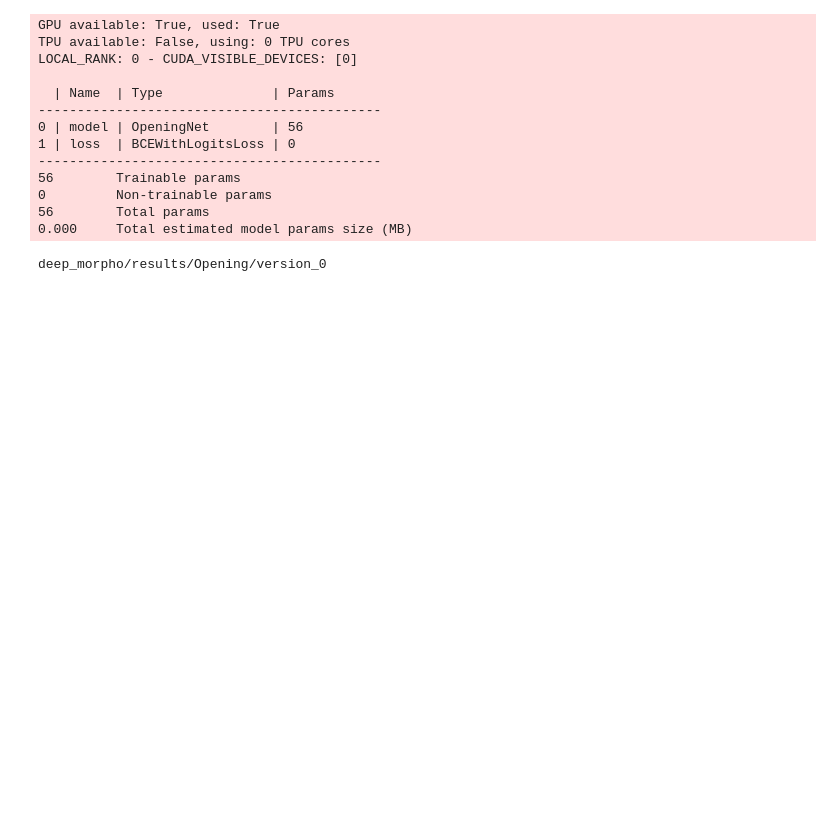
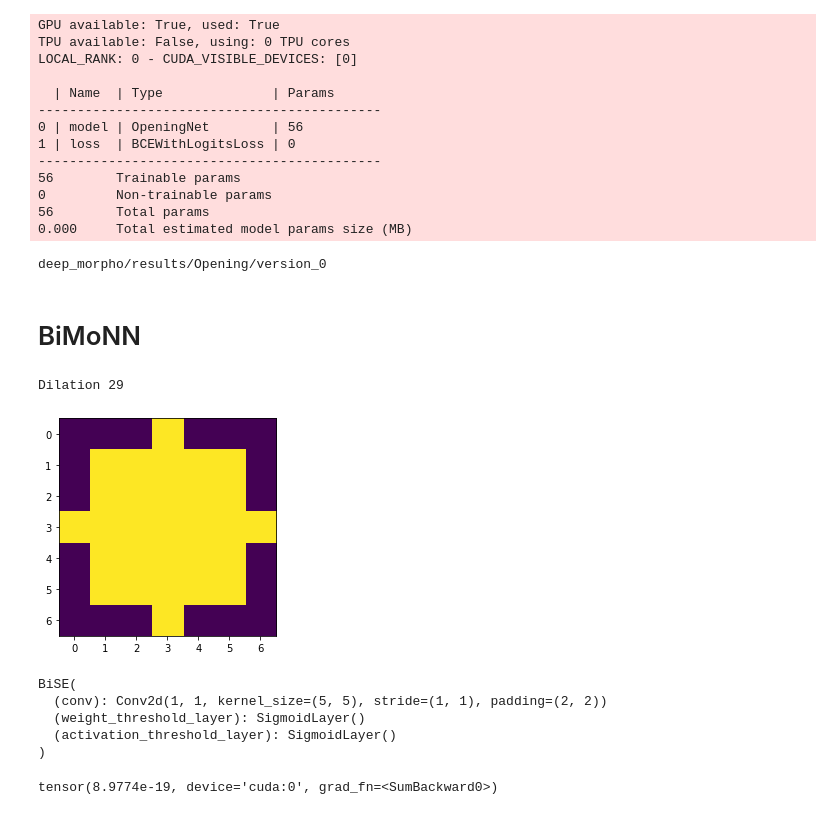
Before and after one commit to TheodoreAouad/3d_segm, a Jupyter notebook: Notebooks/DeepMorpho.ipynb, the cells around one changed output. Cells and saved outputs as stored; diff of their text form; code cells hidden in the pictures; blank space fills up the shorter version.

Commit message:
add any morp op for bimonn

```diff
--- a/Notebooks/DeepMorpho.ipynb
+++ b/Notebooks/DeepMorpho.ipynb
@@ -27,6 +27,8 @@ import deep_morpho.models.pconv as pconv
 import deep_morpho.models.lightning_pconv as lpconv
 import deep_morpho.models.bise as bise
 import deep_morpho.models.opening_net as onet
+import deep_morpho.models.bimonn as bimonn
+import deep_morpho.models as models
 import deep_morpho.models.lightning_bise as lbise
 import deep_morpho.models.lightning_opening_net as lon
 import deep_morpho.datasets.generate_forms1 as gfo
@@ -39,7 +41,7 @@ import deep_morpho.observables.weight_histogram as weight_histogram
 import deep_morpho.observables as obs
 
 def reload_modules():
-    for modl in [arm, pconv, lpconv, bise, lbise, onet, lon, gfo, gfo2, gfo3,
+    for modl in [arm, pconv, lpconv, bise, lbise, onet, bimonn, models, lon, gfo, gfo2, gfo3,
                  mrda, obs_weights, obs_pred, obs,
                 weight_histogram]:
         reload(modl)
@@ -590,3 +592,39 @@ LOCAL_RANK: 0 - CUDA_VISIBLE_DEVICES: [0]
 56        Total params
 0.000     Total estimated model params size (MB)
 deep_morpho/results/Opening/version_0
+# %% [markdown]
+# BiMoNN
+# %%
+reload_modules()
+
+morp_operation = 'Dilation'
+# morp_operation = 'Erosion'
+# morp_operation = 'Opening'
+
+# selem = np.zeros((5, 5))
+# selem[np.arange(5), 5 - np.arange(1, 6)] = 1
+# selem[np.arange(5), np.arange(5)] = 1
+# selem[:, 2] = 1
+# selem[2, :] = 1
+selem = morp.disk(3)
+plt.imshow(selem)
+print(morp_operation, selem.sum())
+
+dataloader = mrda.get_loader(
+    batch_size=32,
+    n_inputs=500_000,
+#     random_gen_fn=gfo.random_multi_rect,
+#     random_gen_args={
+#         'size': (50, 50),
+#         'n_rectangles': 8,
+#         'max_shape': (10, 10),
+#     },
+    random_gen_fn=gfo3.get_random_rotated_diskorect,
+    random_gen_args={'size': (50, 50), 'n_shapes': 15, 'max_shape': (15, 15), 'p_invert': .5},
+    device=device,
+    selem=selem,
+    morp_operation=morp_operation,
+)
+# %% [output]
+Dilation 29
+[figure, added]
@@ -592,0 +633,29 @@ deep_morpho/results/Opening/version_0
+# %%
+reload_modules()
+
+net = bimonn.BiMoNN(
+    kernel_size=[5, 3, 7, 11],
+    weight_P=1,
+    weight_threshold_mode="sigmoid",
+    activation_P=100,
+    activation_threshold_mode="sigmoid",
+    init_bias_value=-0.5,
+    out_channels=1
+)
+net.to(device)
+
+net_dil = models.BiSE(kernel_size=(5, 5), activation_P=100, init_bias_value=-.5)
+net_dil.to(device)
+# %% [output]
+BiSE(
+  (conv): Conv2d(1, 1, kernel_size=(5, 5), stride=(1, 1), padding=(2, 2))
+  (weight_threshold_layer): SigmoidLayer()
+  (activation_threshold_layer): SigmoidLayer()
+)
+# %%
+otp1 = net(img)
+otp2 = net_dil(img)
+
+(otp1 - otp2).abs().sum()
+# %% [output]
+tensor(8.9774e-19, device='cuda:0', grad_fn=<SumBackward0>)
```
Also changed, not shown: parts of 6 cells of this notebook, 14 other files.
